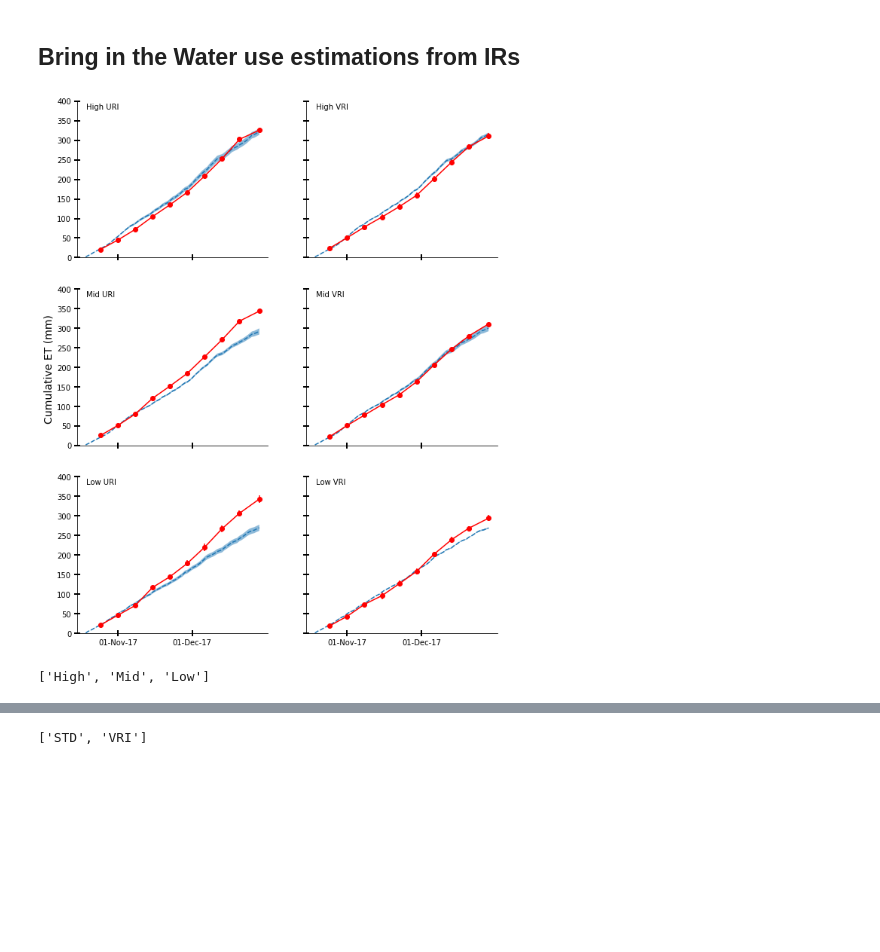
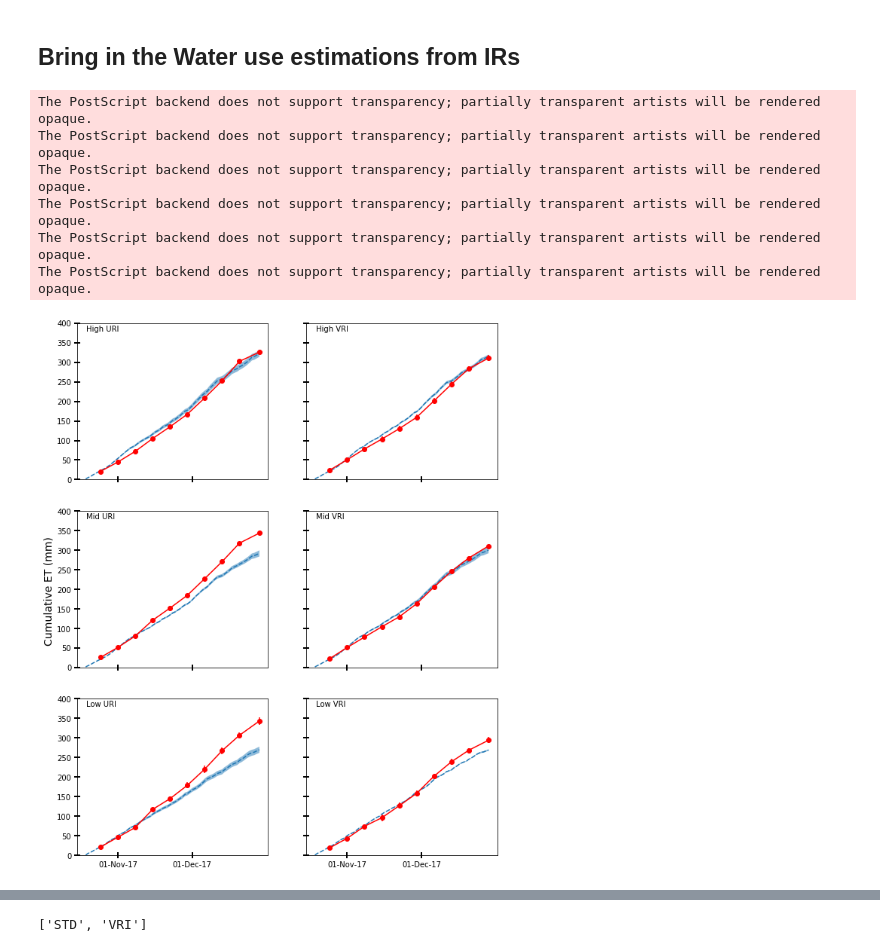
Before and after one commit to HamishBrownPFR/MVI, a Jupyter notebook: RA1.3/SoilWaterSummary.ipynb, the cells around one changed output, grey strips where cells are left out. Drawn from its saved outputs; the diff is of its cells as text; code cells hidden in the pictures; blank space fills up the shorter version.

```diff
--- a/RA1.3/SoilWaterSummary.ipynb
+++ b/RA1.3/SoilWaterSummary.ipynb
@@ -363,0 +390,18 @@ IrrigationsDaysNP = ['2017-11-02','2017-11-09','2017-11-16','2017-11-23',
+# %%
+Graph = plt.figure(figsize=(8,6))
+ax = Graph.add_subplot(1,1,1)
+MeanIrrig = IrrigationFrame.groupby(level=['Zone','Irrig'],axis=1).mean().cumsum()
+pos = 0
+cols = ['r','g','b']
+lines = ['-','--']
+for ZoneID in ['Low','Mid','High']:
+    linpos=0
+    for irrig in  ['STD','VRI']:
+        plt.plot(MeanIrrig.loc[:,(ZoneID,irrig)],lines[linpos], color = cols[pos],lw=3,label = ZoneID+'  '+irrig)
+        linpos+=1
+    pos += 1
+plt.ylabel('Accumulated Irrigation (mm)',fontsize=18)
+ax.xaxis.set_major_locator(mdates.MonthLocator(interval=1))
+ax.xaxis.set_major_formatter(mdates.DateFormatter('%d-%b-%y'))
+plt.tick_params(labelsize =14)
+plt.legend(loc=2,title='       Zone Irrig')
@@ -390,43 +437,46 @@ for z in ['High','Mid','Low']:
         ax = Fig.add_subplot(3,2,pos)
         IRMean = E.loc[:'2017-12-28',(z,i)].cumsum().mean(axis=1)
         ObsPre.loc[:,('Pred',z,i)] = IRMean
+
         IRSD = E.loc[:'2017-12-28',(z,i)].cumsum().std(axis=1)/2
         IRUp = IRMean + IRSD
         IRLow = IRMean - IRSD
         plt.fill_between(IRMean.index,IRUp,IRLow,alpha=0.5,lw=0)
         plt.plot(IRMean,'--')
         NPMean = WaterUseNP.loc['2017-10-20':,(z,i)].cumsum().mean(axis=1)
         ObsPre.loc[:,('Obs',z,i)] = NPMean
         DatesToShow = NPMean.index.isin(['2017-10-25','2017-11-01',
          '2017-11-08', '2017-11-15', '2017-11-22', '2017-11-29', '2017-12-06',
          '2017-12-13', '2017-12-20', '2017-12-28'])
         NPSD = WaterUseNP.loc['2017-10-20':,(z,i)].cumsum().std(axis=1)/2
         NPUp = NPMean + NPSD
         NPLow = NPMean - NPSD
         plt.errorbar(NPMean.loc[DatesToShow].index,
                      NPMean.loc[DatesToShow],NPSD.loc[DatesToShow],fmt='-o',color='r')
         plt.text(0.05,0.95,z+' ' +IrrLabs[pos-1],transform = ax.transAxes)
         plt.ylim(0,400)
-        ax.spines['right'].set_visible(False)
-        ax.spines['top'].set_visible(False)
+        #ax.spines['right'].set_visible(False)
+        #ax.spines['top'].set_visible(False)
         ax.xaxis.set_major_locator(mdates.MonthLocator(interval=1))
         ax.xaxis.set_major_formatter(mdates.DateFormatter('%d-%b-%y'))
         plt.xticks(rotation=0)
         if pos in [1,2,3,4]:
-            plt.tick_params(axis='x', length = 8, width = 2,direction = 'inout',bottom='on',top='off', labelbottom='off')
+            plt.tick_params(axis='x', length = 8, width = 2,direction = 'inout',bottom=True,top=False, labelbottom=False)
         else:
-            plt.tick_params(axis='x', length = 8, width = 2,direction = 'inout',bottom='on',top='off', labelbottom='on')
+            plt.tick_params(axis='x', length = 8, width = 2,direction = 'inout',bottom=True,top=False, labelbottom=True)
         if pos in [2,4,6]:
-            plt.tick_params(axis='y', length = 8, width = 2,direction = 'inout',left='on',right='off',labelleft = 'off', labelright='off')
+            plt.tick_params(axis='y', length = 8, width = 2,direction = 'inout',left=True,right=False,labelleft = False, labelright=False)
         else:
-            plt.tick_params(axis='y', length = 8, width = 2,direction = 'inout',left='on',right='off',labelleft = 'on', labelright='off')
+            plt.tick_params(axis='y', length = 8, width = 2,direction = 'inout',left=True,right=False,labelleft = True, labelright=False)
         if pos == 3:
             plt.ylabel('Cumulative ET (mm) ',fontsize=14)
         pos += 1
-Fig.savefig('K:\\CPDiary\\Data\\BaxtersMVI\\draft papers\\Submission versions\\resub\RevisedBaxtersIrrigPaper\\Figure6.jpg',dpi=400)
+Fig.savefig('K:\\CPDiary\\Data\\BaxtersMVI\\draft papers\\Submission versions\\resub\RevisedBaxtersIrrigPaper\\Figure6.eps',dpi=400)
 # %% [output]
+The PostScript backend does not support transparency; partially transparent artists will be rendered opaque.
+The PostScript backend does not support transparency; partially transparent artists will be rendered opaque.
+The PostScript backend does not support transparency; partially transparent artists will be rendered opaque.
+The PostScript backend does not support transparency; partially transparent artists will be rendered opaque.
+The PostScript backend does not support transparency; partially transparent artists will be rendered opaque.
+The PostScript backend does not support transparency; partially transparent artists will be rendered opaque.
-[figure, old version]
+[figure, new version]
-# %%
-['High','Mid','Low']
-# %% [output]
-['High', 'Mid', 'Low']
```
Also changed, not shown: parts of 13 cells of this notebook, 3 other files.
